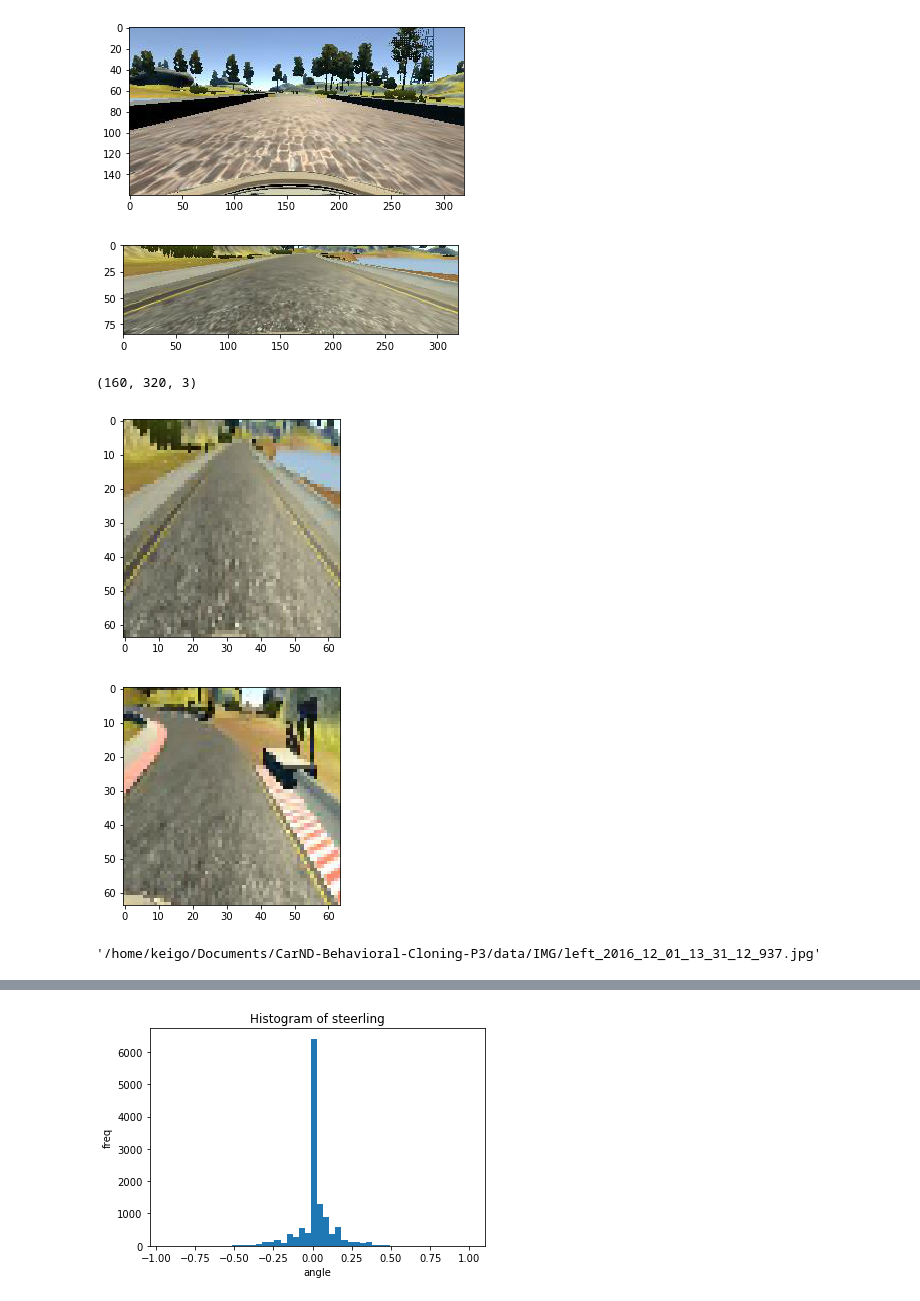
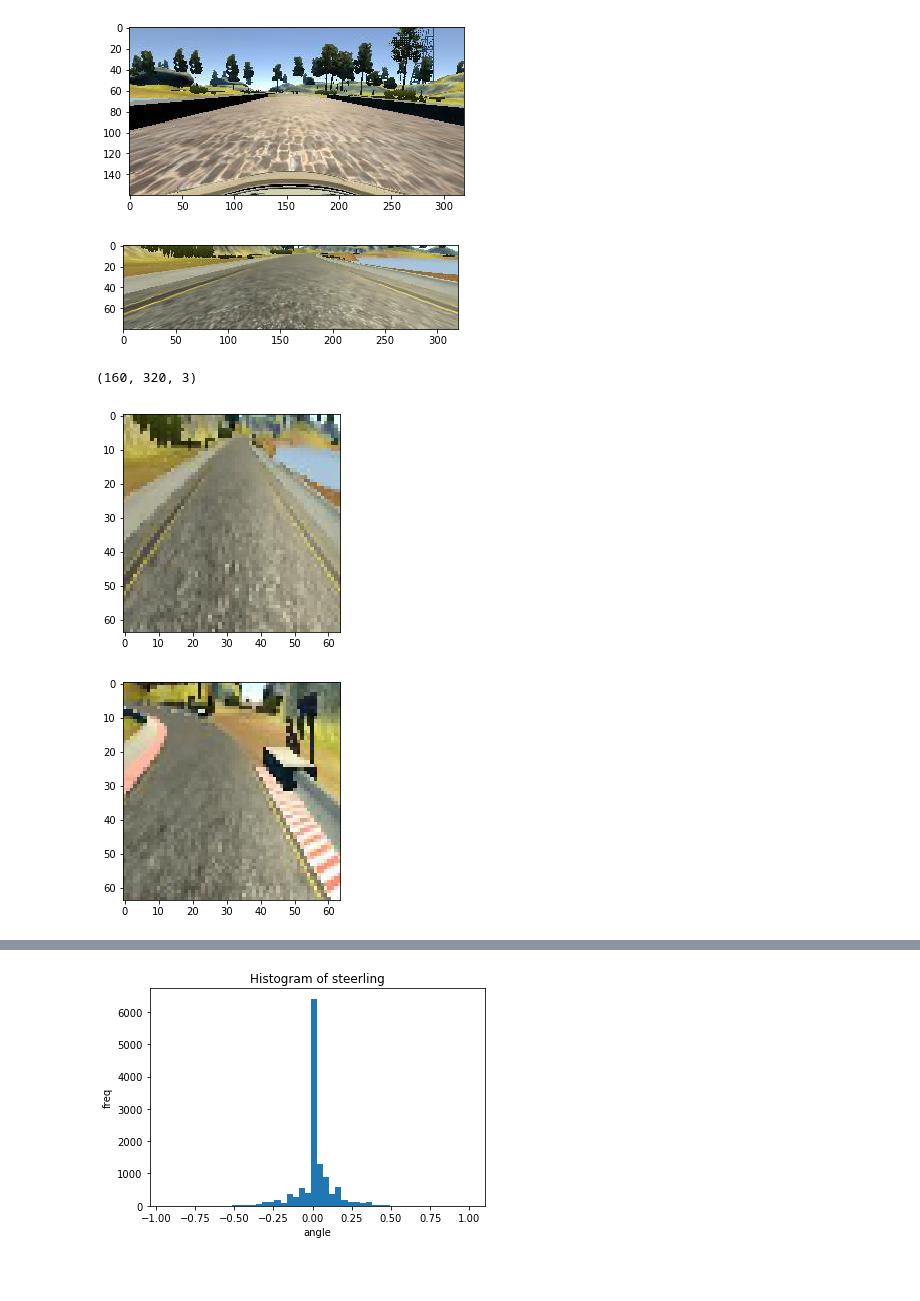
Before and after one commit to romth777/CarND-Behavioral-Cloning-P3, a Jupyter notebook: DataProcessing.ipynb, the cells around one changed output, grey strips where cells are left out. Cells and saved outputs as stored; diff of their text form; code cells hidden in the pictures; blank space fills up the shorter version.

```diff
--- a/DataProcessing.ipynb
+++ b/DataProcessing.ipynb
@@ -7,7 +7,7 @@ import matplotlib.image as mpimg
 import matplotlib.pyplot as plt
 # %%
 lines = []
-dir_data = "data_uda"
+dir_data = "data"
 
 with open(os.path.join(os.getcwd(), dir_data, "driving_log.csv")) as csvfile:
     reader = csv.reader(csvfile)
@@ -31,29 +31,25 @@ plt.show()
 # %% [output]
 [figure]
 # %%
-plt.imshow(cv2.cvtColor(images[1300][55:140,:], cv2.COLOR_BGR2RGB))
+plt.imshow(cv2.cvtColor(images[1300][55:135,:], cv2.COLOR_BGR2RGB))
 plt.show()
 # %% [output]
-[figure, old version]
+[figure, new version]
 # %%
 images[0].shape
 # %% [output]
 (160, 320, 3)
 # %%
-plt.imshow(cv2.cvtColor(cv2.resize(images[1300][55:140,:], (64,64)), cv2.COLOR_BGR2RGB))
+plt.imshow(cv2.cvtColor(cv2.resize(images[1300][55:135,:], (64,64)), cv2.COLOR_BGR2RGB))
 plt.show()
 # %% [output]
-[figure, old version]
+[figure, new version]
 # %%
 line = lines[2]
 source_path = os.path.split(line[2])[-1]
 current_path = os.path.join(os.getcwd(), dir_data, "IMG", source_path)
 image = cv2.imread(current_path)
-plt.imshow(cv2.cvtColor(cv2.resize(image[55:140,:], (64,64)), cv2.COLOR_BGR2RGB))
+plt.imshow(cv2.cvtColor(cv2.resize(image[55:135,:], (64,64)), cv2.COLOR_BGR2RGB))
 plt.show()
 # %% [output]
-[figure, old version]
+[figure, new version]
-# %%
-current_path
-# %% [output]
-'/home/keigo/Documents/CarND-Behavioral-Cloning-P3/data/IMG/left_2016_12_01_13_31_12_937.jpg'
```
Also changed, not shown: parts of 3 cells of this notebook, 5 other files.
